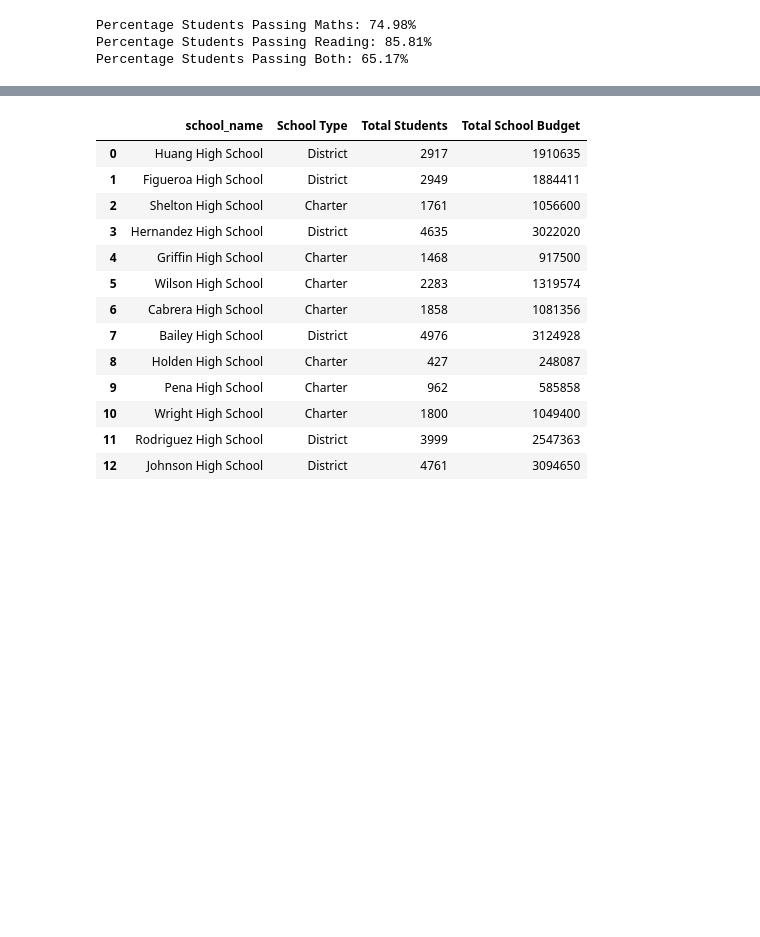
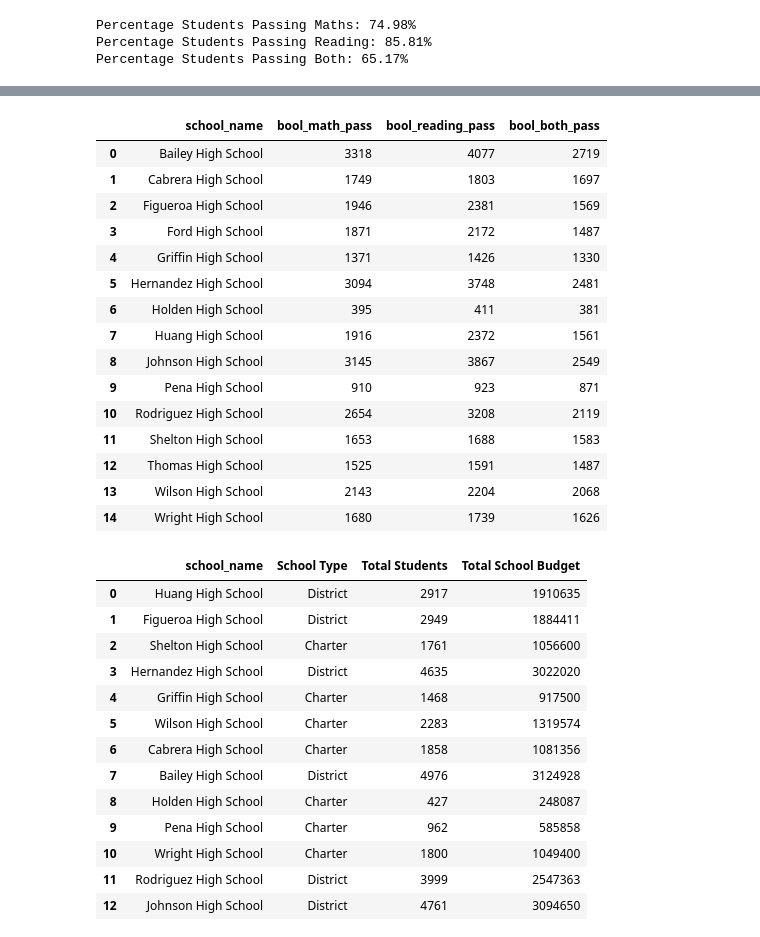
Before and after one commit to annabelcheong/pandas-challenge, a Jupyter notebook: PyCitySchools/school.ipynb, the cells around one changed output, grey strips where cells are left out. Drawn from its saved outputs; the diff is of its cells as text; code cells hidden in the pictures; blank space fills up the shorter version.

```diff
--- a/PyCitySchools/school.ipynb
+++ b/PyCitySchools/school.ipynb
@@ -273,0 +270,25 @@ math_reading_groupby_df
+# %%
+##### BOTH SUBJECTS PASSING: MATH AND READING PASS (BOOLEAN) GROUPBY SCHOOL NAME#####
+bool_both_df=complete_df.copy()
+bool_both_df["bool_both_pass"]=(bool_both_df["math_score"]>=70) & (bool_both_df["reading_score"]>=70)
+
+##TEST to print bool_both_df
+print(bool_both_df)
+
+#deletes columns
+bool_both_df=bool_both_df.drop(columns=["Student ID","gender","grade","School ID", "type","budget","reading_score","math_score","student_name","size"])
+bool_both_df
+
+#Filter for only trues (students who passed both reading and math)
+bool_both_pass_df=bool_both_df[bool_both_df.bool_both_pass==True]
+bool_both_pass_df
+
+#group by school_name and count the trues
+both_groupby_df=bool_both_pass_df.groupby(["school_name"]).count()
+
+#number of students that passed both reading and math grouped by school
+both_groupby_df
+
+#reset index to ensure school_name is a column
+both_groupby_df.reset_index(inplace=True)
+print(f"both_groupby_df \n {both_groupby_df}")
@@ -274,3 +313,31 @@ math_reading_groupby_df
+# %%
+#################################################################################
+#Merge dfs together for bool_math_pass and bool_reading_pass columns
+math_reading_groupby_df=pd.merge(math_groupby_df,reading_groupby_df, on="school_name" ,how="outer")
+math_reading_groupby_df
+
+#Merge math_reading_groupby_df to both_groupby_df
+all_groupby_df=pd.merge(math_reading_groupby_df,both_groupby_df, on="school_name", how="outer")
+all_groupby_df
+
+#Use this df to merge to summary_v2_df
+# %% [output]
+|  | school_name | bool_math_pass | bool_reading_pass | bool_both_pass |
+| 0 | Bailey High School | 3318 | 4077 | 2719 |
+| 1 | Cabrera High School | 1749 | 1803 | 1697 |
+| 2 | Figueroa High School | 1946 | 2381 | 1569 |
+| 3 | Ford High School | 1871 | 2172 | 1487 |
+| 4 | Griffin High School | 1371 | 1426 | 1330 |
+| 5 | Hernandez High School | 3094 | 3748 | 2481 |
+| 6 | Holden High School | 395 | 411 | 381 |
+| 7 | Huang High School | 1916 | 2372 | 1561 |
+| 8 | Johnson High School | 3145 | 3867 | 2549 |
+| 9 | Pena High School | 910 | 923 | 871 |
+| 10 | Rodriguez High School | 2654 | 3208 | 2119 |
+| 11 | Shelton High School | 1653 | 1688 | 1583 |
+| 12 | Thomas High School | 1525 | 1591 | 1487 |
+| 13 | Wilson High School | 2143 | 2204 | 2068 |
+| 14 | Wright High School | 1680 | 1739 | 1626 |
 # %%
 #SUMMARY - school_df
 
```
Also changed, not shown: parts of 14 cells of this notebook.
